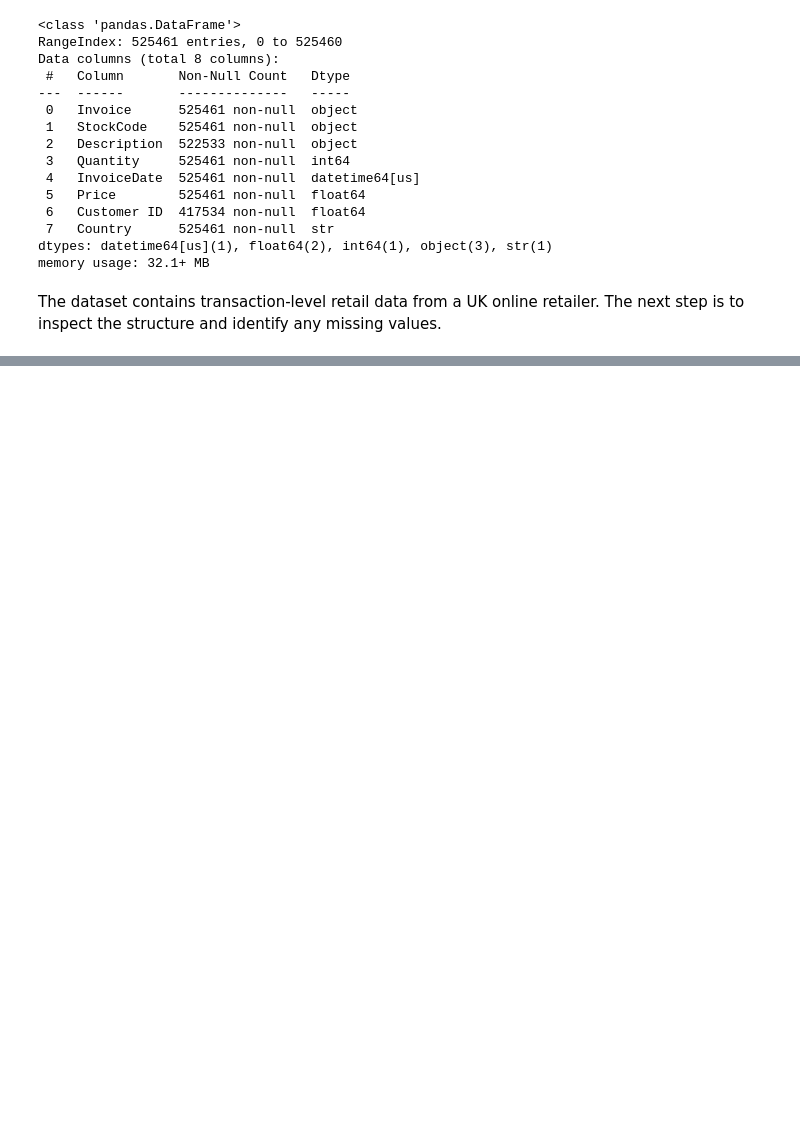
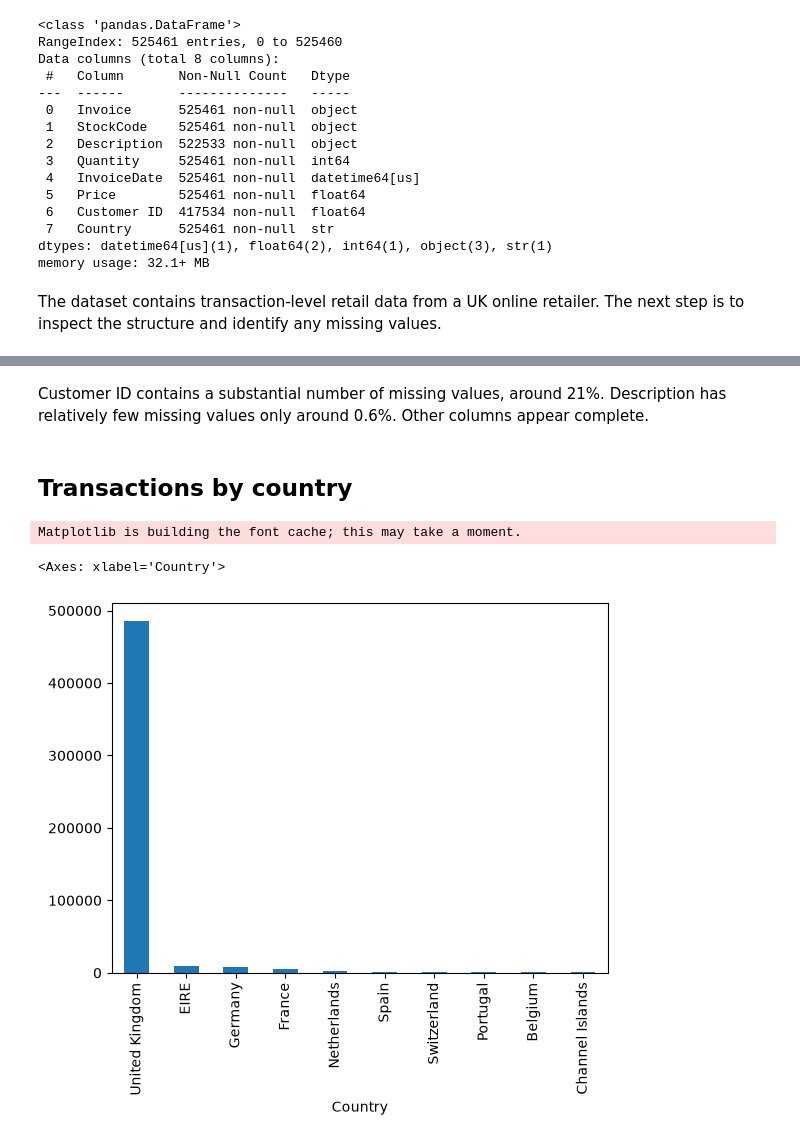
Before and after one commit to sch-data/retail-data-platform, a Jupyter notebook: notebooks/01_data_exploration.ipynb, the cells around one changed output, grey strips where cells are left out. Drawn from its saved outputs; the diff is of its cells as text; code cells hidden in the pictures; blank space fills up the shorter version.

```diff
--- a/notebooks/01_data_exploration.ipynb
+++ b/notebooks/01_data_exploration.ipynb
@@ -40,0 +97,12 @@ The next step is to inspect the structure and identify any missing values.
+# %% [markdown]
+Customer ID contains a substantial number of missing values, around 21%. Description has relatively few missing values only around 0.6%. Other columns appear complete.
+# %% [markdown]
+## Transactions by country
+# %%
+country_counts = df["Country"].value_counts().head(10)
+
+country_counts.plot(kind="bar")
+# %% [output]
+Matplotlib is building the font cache; this may take a moment.
+<Axes: xlabel='Country'>
+[figure, added]
```
Also changed, not shown: parts of 6 cells of this notebook.
